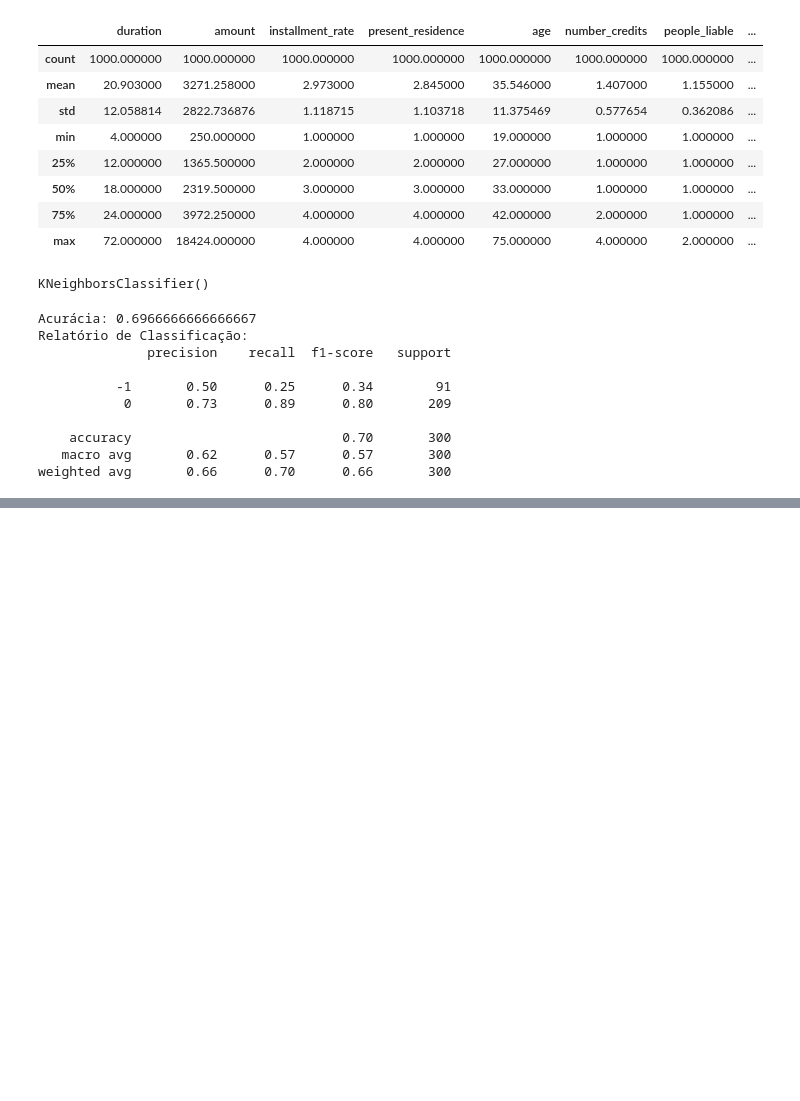
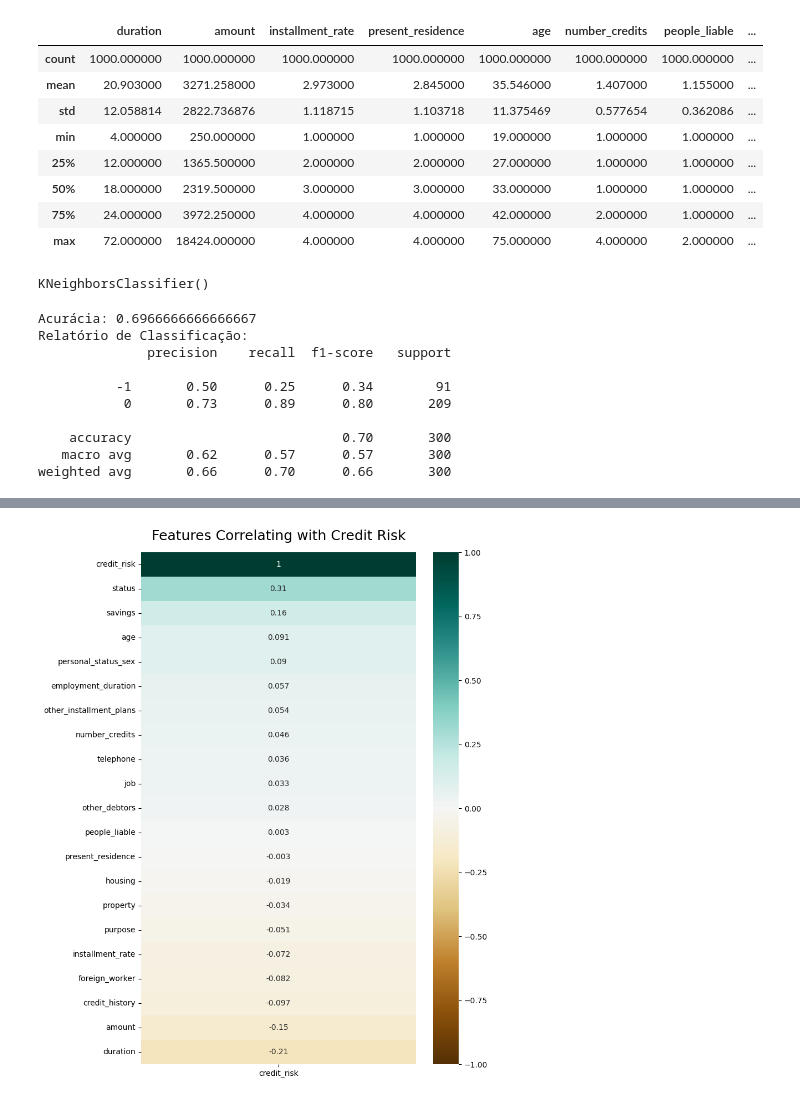
Before and after one commit to JesseJames50/Analise-Dados-Financeiros, a Jupyter notebook: analise_risco_credito.ipynb, the cells around one changed output, grey strips where cells are left out. Cells and saved outputs as stored; diff of their text form; code cells hidden in the pictures; blank space fills up the shorter version.

```diff
--- a/analise_risco_credito.ipynb
+++ b/analise_risco_credito.ipynb
@@ -81,0 +124,18 @@ weighted avg       0.66      0.70      0.66       300
+# %%
+# Usando Correlação para Importância de Recursos
+import seaborn as sns
+import matplotlib.pyplot as plt
+
+# Calculando a matriz de correlação
+correlation_matrix = data.corr()
+
+# Extraindo a correlação em relação à variável alvo
+target_correlation = correlation_matrix['credit_risk'].sort_values(ascending=False)
+
+# Plotando as correlações com a variável alvo
+plt.figure(figsize=(8, 12))
+heatmap = sns.heatmap(correlation_matrix[['credit_risk']].sort_values(by='credit_risk', ascending=False), vmin=-1, vmax=1, annot=True, cmap='BrBG')
+heatmap.set_title('Features Correlating with Credit Risk', fontdict={'fontsize':18}, pad=16);
+plt.show()
+# %% [output]
+[figure, added]
```
Also changed, not shown: parts of 2 cells of this notebook.
